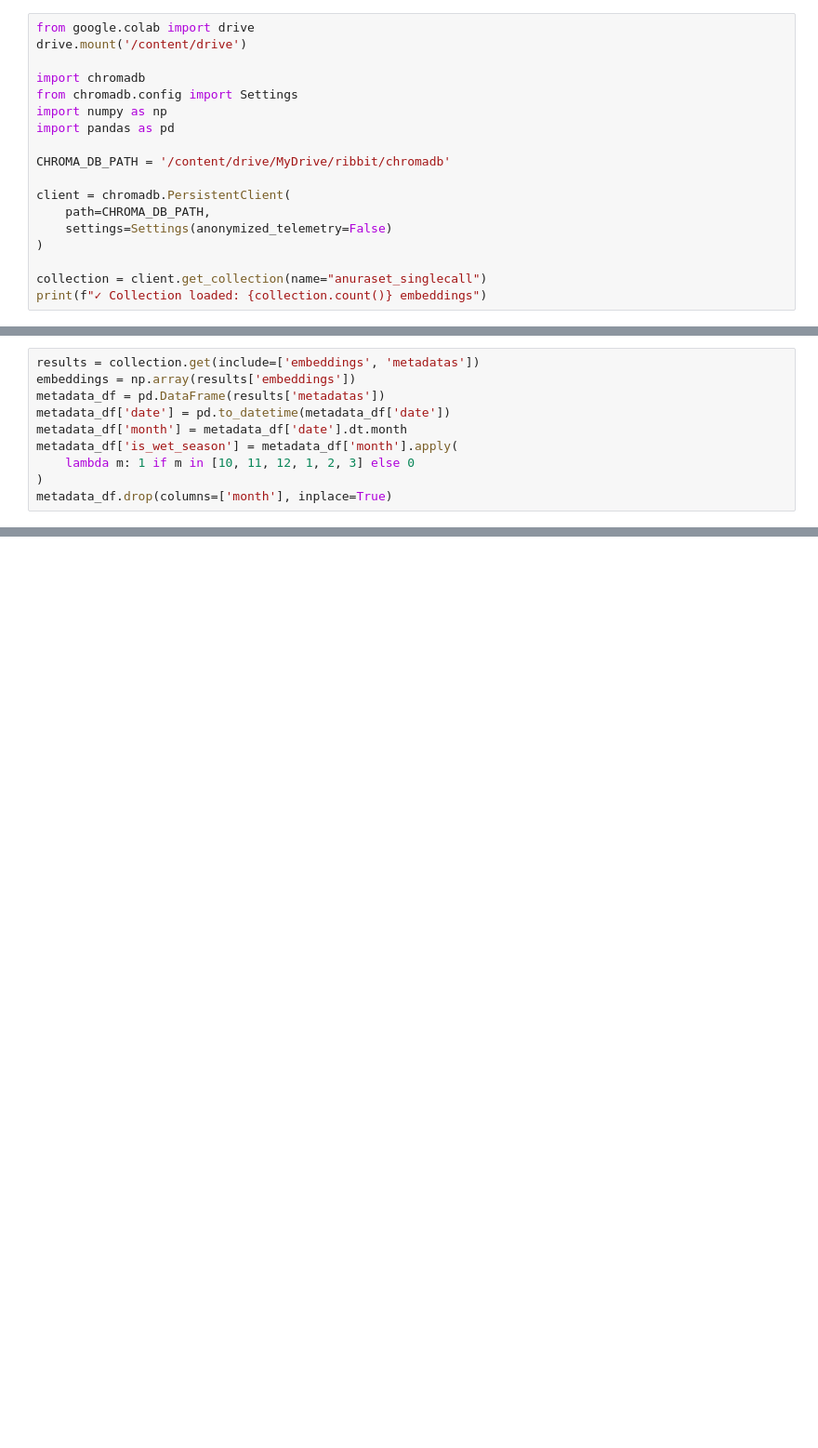
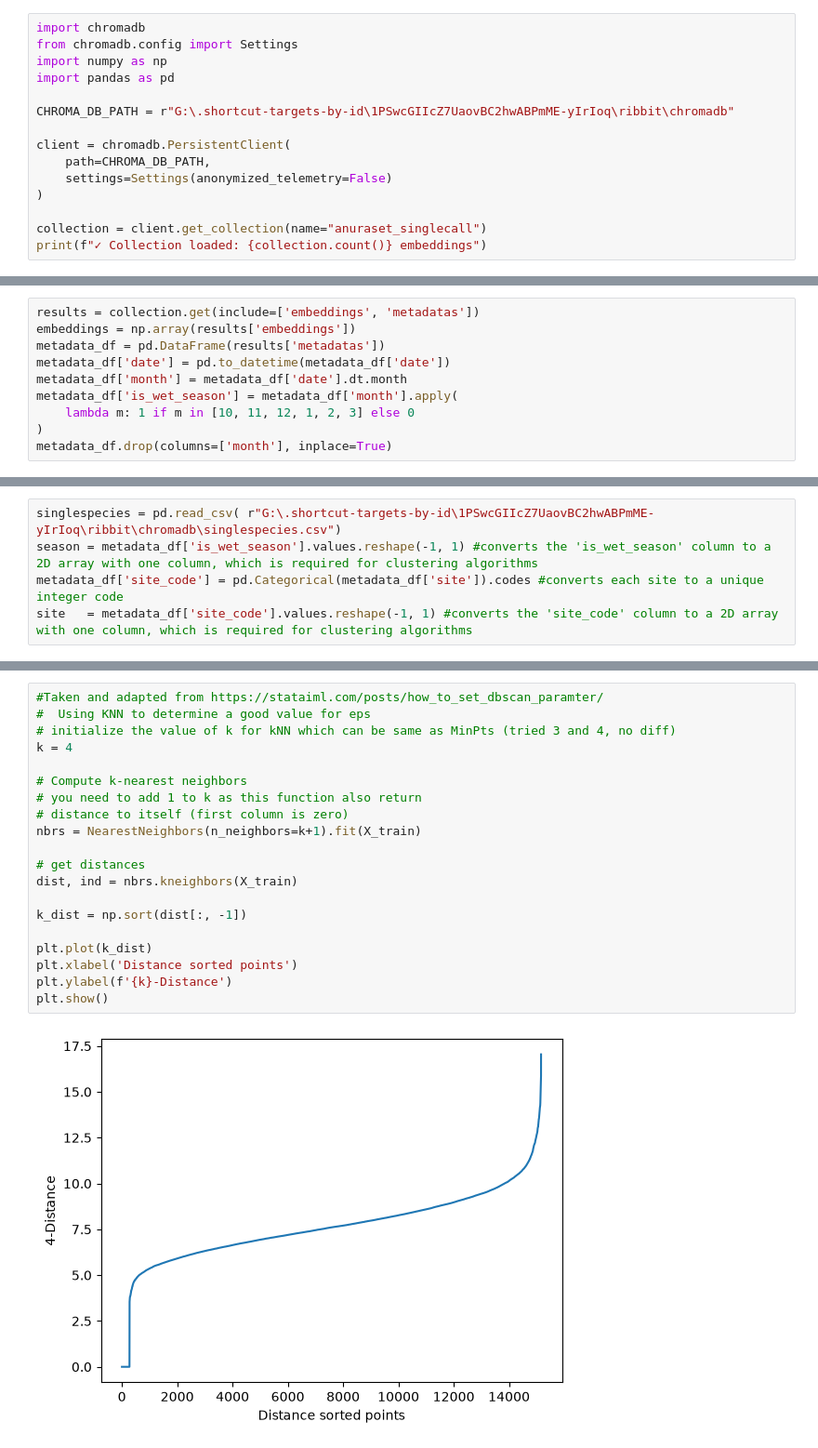
Before and after one commit to ericanakabayashi/ribbit_ai, a Jupyter notebook: src/exploratory_notebooks/DBSCAN.ipynb, the cells around one changed output, grey strips where cells are left out. Shown at 93% size. Saved outputs shown, nothing was run; the diff lists cells and outputs as text; blank space fills up the shorter version.

```diff
--- a/src/exploratory_notebooks/DBSCAN.ipynb
+++ b/src/exploratory_notebooks/DBSCAN.ipynb
@@ -3,13 +6,10 @@ Testing Chromadb
 # %%
-from google.colab import drive
-drive.mount('/content/drive')
-
 import chromadb
 from chromadb.config import Settings
 import numpy as np
 import pandas as pd
 
-CHROMA_DB_PATH = '/content/drive/MyDrive/ribbit/chromadb'
+CHROMA_DB_PATH = r"G:\.shortcut-targets-by-id\1PSwcGIIcZ7UaovBC2hwABPmME-yIrIoq\ribbit\chromadb"
 
 client = chromadb.PersistentClient(
     path=CHROMA_DB_PATH,
@@ -33,0 +78,5 @@ metadata_df.drop(columns=['month'], inplace=True)
+# %%
+singlespecies = pd.read_csv( r"G:\.shortcut-targets-by-id\1PSwcGIIcZ7UaovBC2hwABPmME-yIrIoq\ribbit\chromadb\singlespecies.csv")
+season = metadata_df['is_wet_season'].values.reshape(-1, 1) #converts the 'is_wet_season' column to a 2D array with one column, which is required for clustering algorithms
+metadata_df['site_code'] = pd.Categorical(metadata_df['site']).codes #converts each site to a unique integer code
+site   = metadata_df['site_code'].values.reshape(-1, 1) #converts the 'site_code' column to a 2D array with one column, which is required for clustering algorithms
@@ -33,0 +120,22 @@ metadata_df.drop(columns=['month'], inplace=True)
+# %%
+#Taken and adapted from https://stataiml.com/posts/how_to_set_dbscan_paramter/
+#  Using KNN to determine a good value for eps
+# initialize the value of k for kNN which can be same as MinPts (tried 3 and 4, no diff)
+k = 4
+
+# Compute k-nearest neighbors
+# you need to add 1 to k as this function also return
+# distance to itself (first column is zero)
+nbrs = NearestNeighbors(n_neighbors=k+1).fit(X_train)
+
+# get distances
+dist, ind = nbrs.kneighbors(X_train)
+
+k_dist = np.sort(dist[:, -1])
+
+plt.plot(k_dist)
+plt.xlabel('Distance sorted points')
+plt.ylabel(f'{k}-Distance')
+plt.show()
+# %% [output]
+[figure, added]
```
Also changed, not shown: parts of 19 cells of this notebook.
